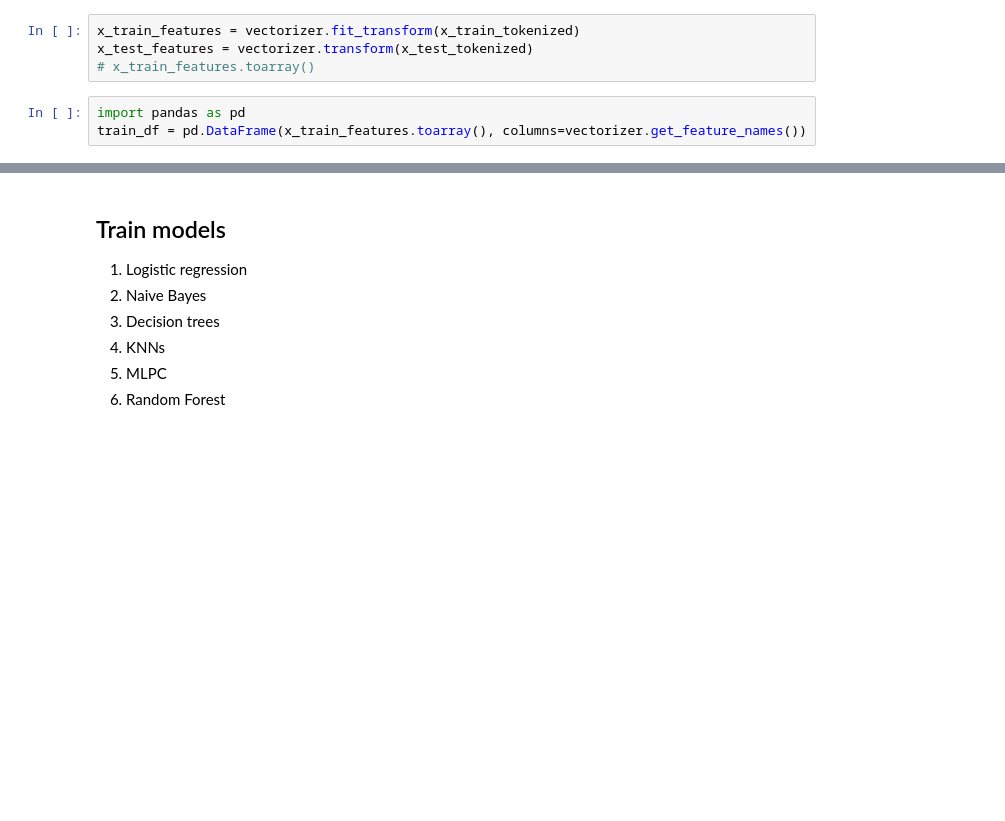
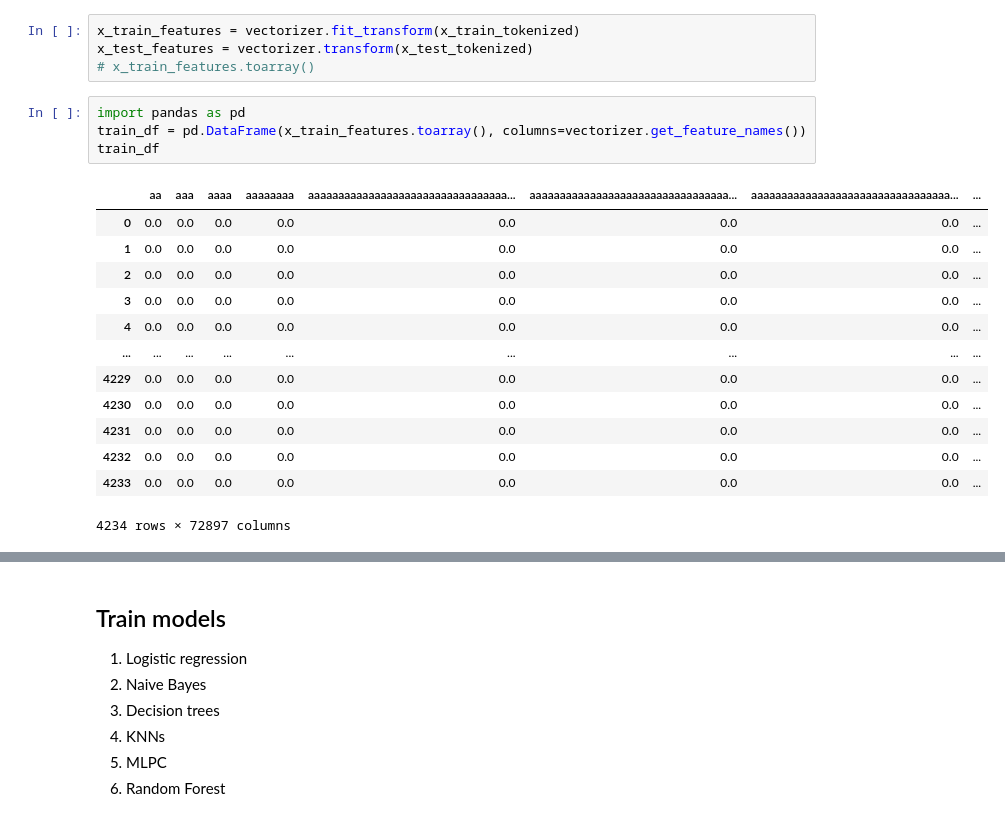
Before and after one commit to PeaceTwinkle/NMKHDL-spam, a Jupyter notebook: SpamMailClassificationProject_HuynhVanTuAn_207KD40106.ipynb, the cells around one changed output, grey strips where cells are left out. Cells and saved outputs as stored; diff of their text form; blank space fills up the shorter version.

```diff
--- a/SpamMailClassificationProject_HuynhVanTuAn_207KD40106.ipynb
+++ b/SpamMailClassificationProject_HuynhVanTuAn_207KD40106.ipynb
@@ -604,3 +606,18 @@ x_test_features = vectorizer.transform(x_test_tokenized)
 # %%
 import pandas as pd
 train_df = pd.DataFrame(x_train_features.toarray(), columns=vectorizer.get_feature_names())
+train_df
+# %% [output]
+|  | aa | aaa | aaaa | aaaaaaaa | aaaaaaaaaaaaaaaaaaaaaaaaaaaaaaaaa... | aaaaaaaaaaaaaaaaaaaaaaaaaaaaaaaaa... | aaaaaaaaaaaaaaaaaaaaaaaaaaaaaaaaa... | ... |
+| 0 | 0.0 | 0.0 | 0.0 | 0.0 | 0.0 | 0.0 | 0.0 | ... |
+| 1 | 0.0 | 0.0 | 0.0 | 0.0 | 0.0 | 0.0 | 0.0 | ... |
+| 2 | 0.0 | 0.0 | 0.0 | 0.0 | 0.0 | 0.0 | 0.0 | ... |
+| 3 | 0.0 | 0.0 | 0.0 | 0.0 | 0.0 | 0.0 | 0.0 | ... |
+| 4 | 0.0 | 0.0 | 0.0 | 0.0 | 0.0 | 0.0 | 0.0 | ... |
+| ... | ... | ... | ... | ... | ... | ... | ... | ... |
+| 4229 | 0.0 | 0.0 | 0.0 | 0.0 | 0.0 | 0.0 | 0.0 | ... |
+| 4230 | 0.0 | 0.0 | 0.0 | 0.0 | 0.0 | 0.0 | 0.0 | ... |
+| 4231 | 0.0 | 0.0 | 0.0 | 0.0 | 0.0 | 0.0 | 0.0 | ... |
+| 4232 | 0.0 | 0.0 | 0.0 | 0.0 | 0.0 | 0.0 | 0.0 | ... |
+| 4233 | 0.0 | 0.0 | 0.0 | 0.0 | 0.0 | 0.0 | 0.0 | ... |
+4234 rows × 72897 columns
```
Also changed, not shown: parts of 7 cells of this notebook.
